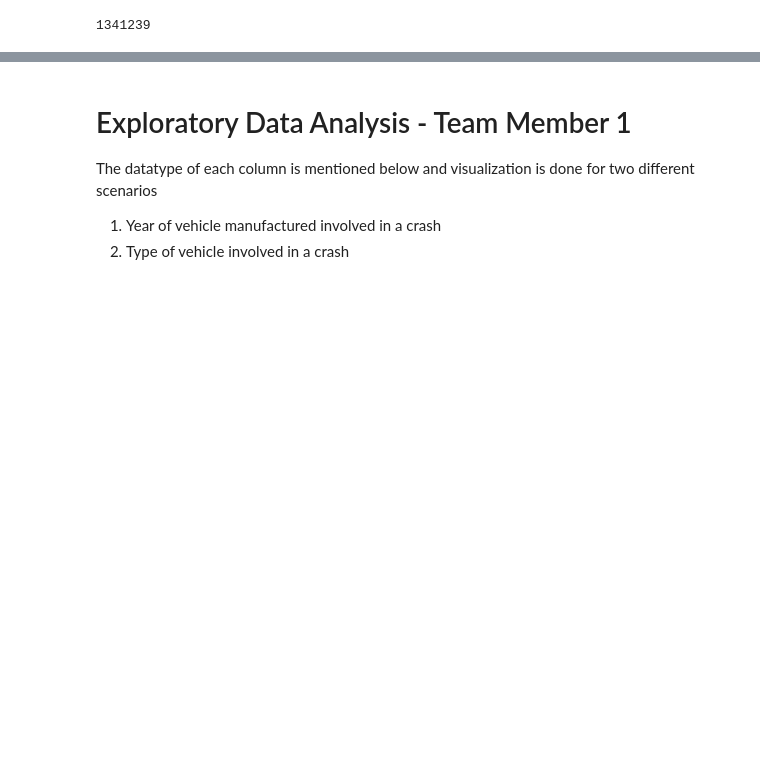
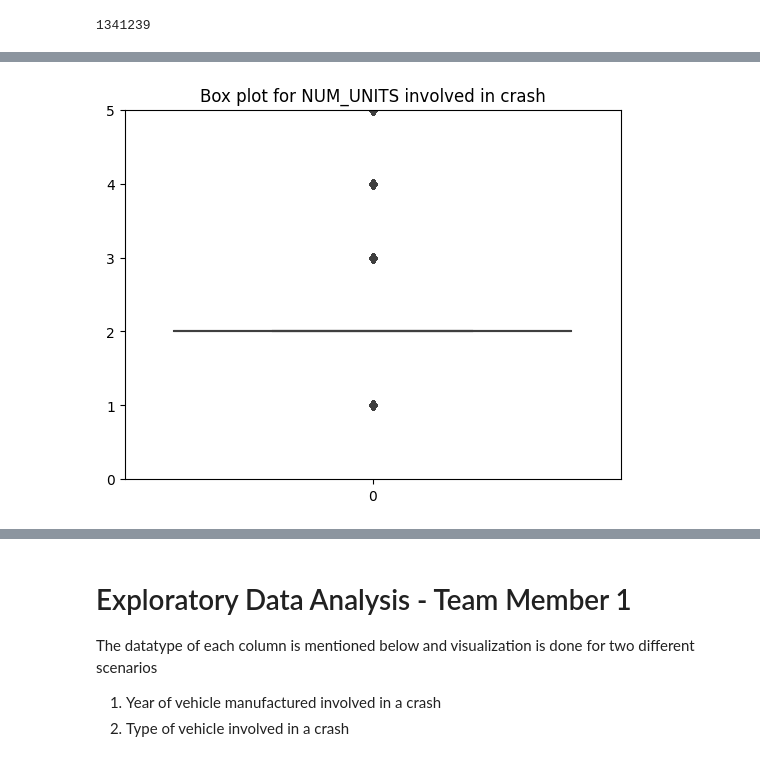
Before and after one commit to CS418/group-project-seven, a Jupyter notebook: team_seven_CS_418.ipynb, the cells around one changed output, grey strips where cells are left out. Saved outputs shown, nothing was run; the diff lists cells and outputs as text; code cells hidden in the pictures; blank space fills up the shorter version.

```diff
--- a/team_seven_CS_418.ipynb
+++ b/team_seven_CS_418.ipynb
@@ -164,0 +278,2 @@ v_data.shape[0]
+# %%
+crash_df = crash_df[(crash_df['CRASH_DATE'] >= '2018-01-01')]
@@ -164,0 +282,2 @@ v_data.shape[0]
+# %%
+crash_df = crash_df[crash_df['PRIM_CONTRIBUTORY_CAUSE'] != 'UNABLE TO DETERMINE']
@@ -164,0 +309,3 @@ v_data.shape[0]
+# %%
+crash_df = crash_df.dropna(subset=['LOCATION', 'INJURIES_TOTAL', 'INJURIES_FATAL', 'INJURIES_INCAPACITATING', 'INJURIES_NON_INCAPACITATING'])
+crash_df['HIT_AND_RUN_I'].fillna('U', inplace=True)
@@ -164,0 +334,6 @@ v_data.shape[0]
+# %%
+sns.boxplot(data=crash_df['NUM_UNITS']).set_ylim(0, 5)
+plt.title('Box plot for NUM_UNITS involved in crash')
+plt.show()
+# %% [output]
+[figure, added]
```
Also changed, not shown: parts of 24 cells of this notebook.
